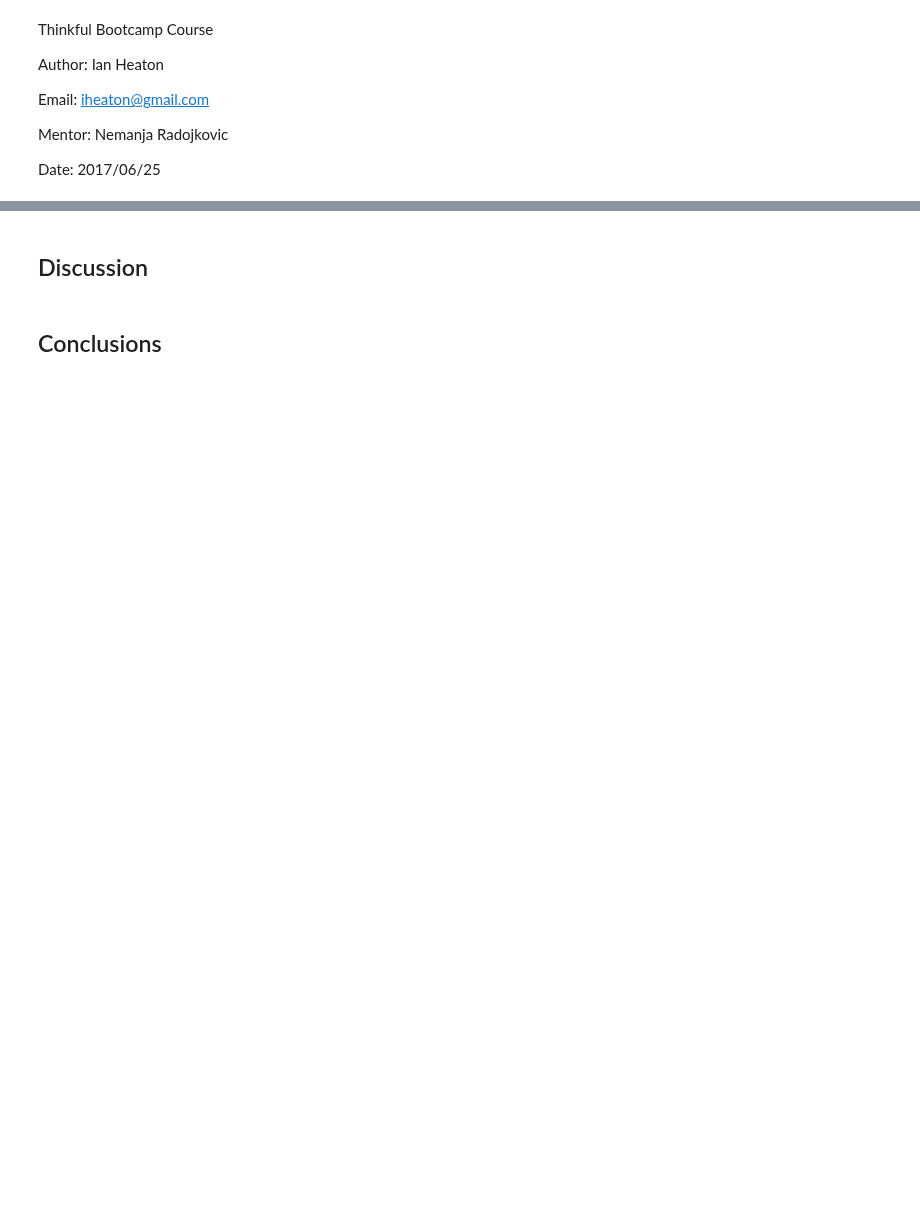
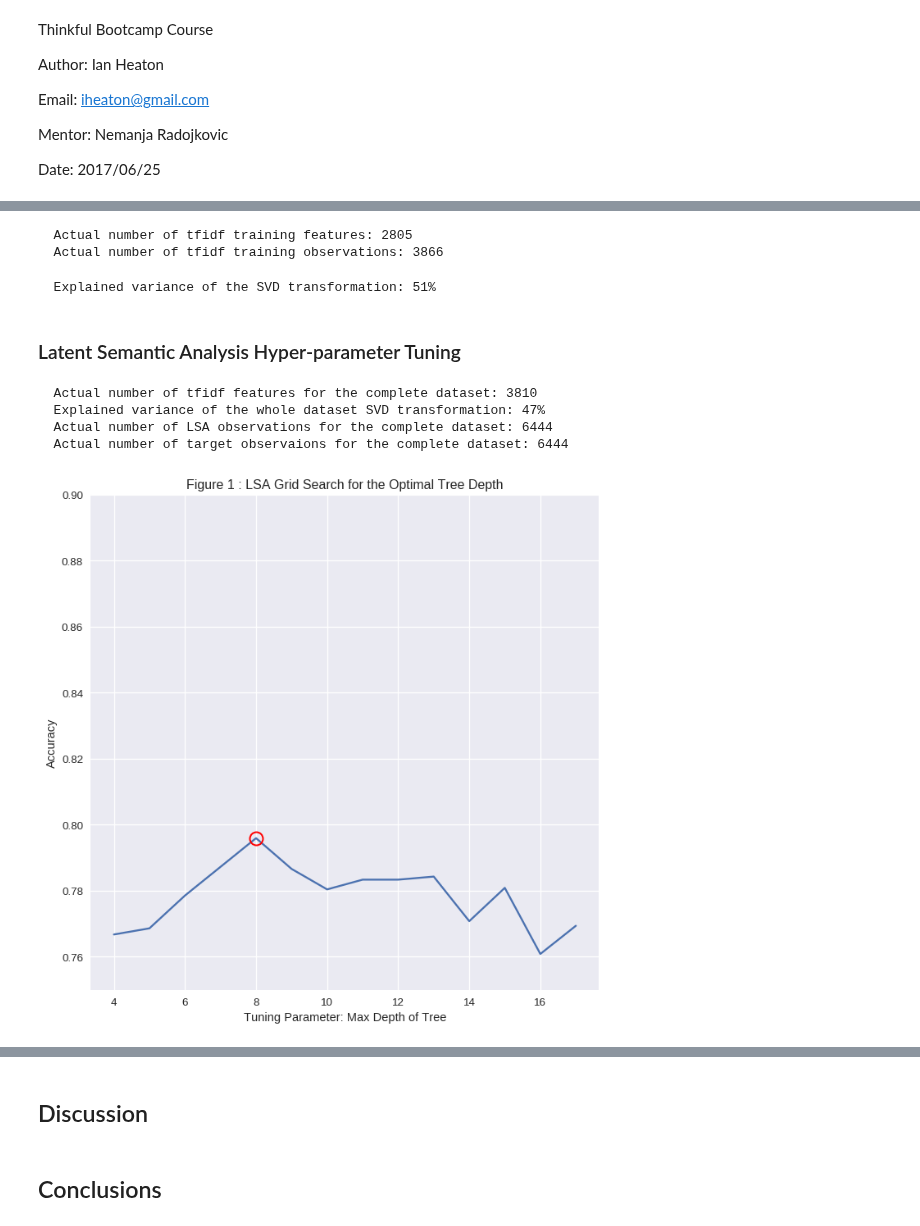
Before and after one commit to 315iah515/Thinkful-Notebooks, a Jupyter notebook: Bootcamp/Unsupervised/NaturalLanguageProcessing/NLPClassificationofPoliticalTweets.ipynb, the cells around one changed output, grey strips where cells are left out. Cells and saved outputs as stored; diff of their text form; code cells hidden in the pictures; blank space fills up the shorter version.

```diff
--- a/Bootcamp/Unsupervised/NaturalLanguageProcessing/NLPClassificationofPoliticalTweets.ipynb
+++ b/Bootcamp/Unsupervised/NaturalLanguageProcessing/NLPClassificationofPoliticalTweets.ipynb
@@ -118,0 +362,78 @@ Observations : 3000
+# %%
+X_train, X_test, y_train, y_test = train_test_split(tweets_doc, tweet_data.target, test_size=0.4, random_state=0)
+
+# Build the tfidf vectorizer from the training data, and apply it or transform it.
+tfidf_vectorizer, X_train_tfidf = tfidf_extractor(X_train)
+
+# Sanity check to ensure that the transformations have not altered the number of observations of the dataset.
+print("  Actual number of tfidf training features: %d" % X_train_tfidf.get_shape()[1])
+print("  Actual number of tfidf training observations: %d" % X_train_tfidf.get_shape()[0])
+# %% [output]
+  Actual number of tfidf training features: 2805
+  Actual number of tfidf training observations: 3866
+# %%
+# Project the tfidf vectors onto the first N principal components.
+# Though this is significantly fewer features than the original tfidf vector,
+# they are stronger features, and the accuracy is higher.
+svd = TruncatedSVD(300)
+
+# Run SVD on the training data
+X_train_lsa = svd.fit_transform(X_train_tfidf)
+
+
+explained_variance = svd.explained_variance_ratio_.sum()
+print("  Explained variance of the SVD transformation: {}%".format(int(explained_variance * 100)))
+
+
+# Now apply the transformations to the test data as well.
+X_test_tfidf = tfidf_vectorizer.transform(X_test)
+X_test_lsa = svd.transform(X_test_tfidf)
+# %% [output]
+  Explained variance of the SVD transformation: 51%
+# %% [markdown]
+### Latent Semantic Analysis Hyper-parameter Tuning
+# %%
+# Let us find the best value for depth of tree
+# We want to run the whole dataset, so as not to overfit the model on the training data
+rfc = ensemble.RandomForestClassifier()
+
+y = tweet_data.target
+X_tfidf = tfidf_vectorizer.fit_transform(tweets_doc)
+
+print("  Actual number of tfidf features for the complete dataset: %d" % X_tfidf.get_shape()[1])
+svd = TruncatedSVD(300)
+X_lsa = svd.fit_transform(X_tfidf)
+
+explained_variance = svd.explained_variance_ratio_.sum()
+print("  Explained variance of the whole dataset SVD transformation: {}%".format(int(explained_variance * 100)))
+
+
+print("  Actual number of LSA observations for the complete dataset: %d" % X_lsa.shape[0])
+print("  Actual number of target observaions for the complete dataset: %d" % y.shape)
+
+#==========================================
+max_depth_range = list(range(4, 18))
+param_grid = dict(max_depth=max_depth_range)
+
+grid = GridSearchCV(rfc, param_grid, cv=5)
+grid.fit(X_lsa, y)
+
+# check the results of the grid search
+#print(grid.grid_scores_)
+grid.grid_scores_[1]
+grid_mean_scores = [result[1] for result in grid.grid_scores_]
+# this is a list of the average accuracies for each parameter combination
+plt.figure(figsize=(800/my_dpi, 800/my_dpi), dpi=my_dpi)
+plt.ylim([0.75, .90])
+plt.xlabel('Tuning Parameter: Max Depth of Tree')
+plt.ylabel('Accuracy')
+plt.plot(max_depth_range, grid_mean_scores)
+plt.title('Figure 1 : LSA Grid Search for the Optimal Tree Depth')
+__ = plt.plot(grid.best_params_['max_depth'], grid.best_score_, 'ro', markersize=12, markeredgewidth=1.5,
+         markerfacecolor='None', markeredgecolor='r')
+# %% [output]
+  Actual number of tfidf features for the complete dataset: 3810
+  Explained variance of the whole dataset SVD transformation: 47%
+  Actual number of LSA observations for the complete dataset: 6444
+  Actual number of target observaions for the complete dataset: 6444
+[figure, added]
```
Also changed, not shown: parts of 22 cells of this notebook.
